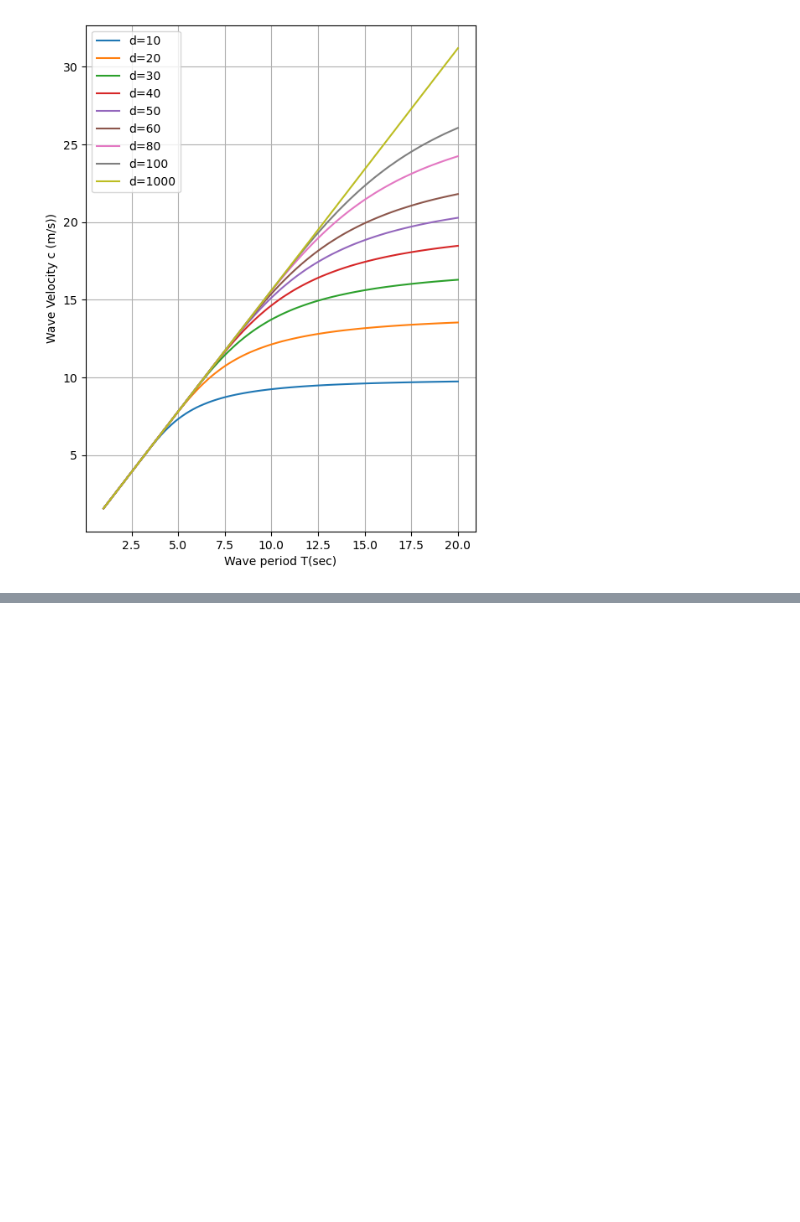
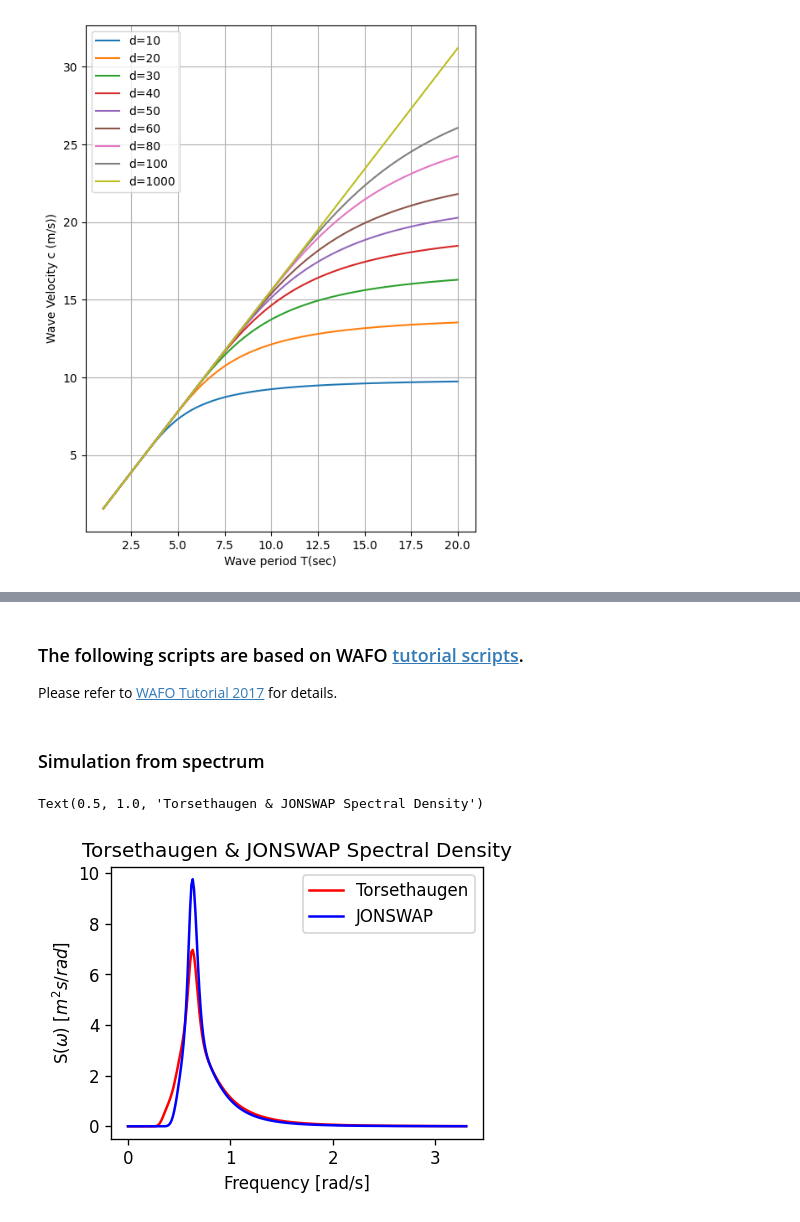
Before and after one commit to famiuer/EnvironmentalStudy, a Jupyter notebook: Examples/3 Wave.ipynb, the cells around one changed output, grey strips where cells are left out. Cells and saved outputs as stored; diff of their text form; code cells hidden in the pictures; blank space fills up the shorter version.

Commit message:
add wafo installation and simple spectrum examples

```diff
--- a/Examples/3 Wave.ipynb
+++ b/Examples/3 Wave.ipynb
@@ -244,7 +63,0 @@ WS_10min
-# %%
-from scipy.signal import welch
-import matplotlib
-matplotlib.rcParams['text.usetex'] = True
-import matplotlib.pyplot as plt
-
-f_10m, Pxx_den_10m = welch(WS_10min['WS'],1, nperseg=1024,detrend='constant',scaling='density')
@@ -278,0 +109,24 @@ ax.legend()
+# %% [markdown]
+### The following scripts are based on WAFO [tutorial scripts](https://github.com/wafo-project/pywafo/tree/master/src/wafo/doc/tutorial_scripts).
+
+Please refer to [WAFO Tutorial 2017](http://www.maths.lth.se/matstat/wafo/Wafo_tutorial_2017.pdf) for details.
+# %% [markdown]
+### Simulation from spectrum
+# %%
+# Warnings may pop up, be cautious
+
+fig = plt.figure(figsize=(4, 3), dpi=120)
+ax = fig.add_subplot(1,1,1)
+
+import wafo.spectrum.models as wsm
+TS = wsm.Torsethaugen(Hm0=6, Tp=10)
+TSdata = TS.tospecdata()
+TSplot = TSdata.plot(c='r', ls='-', lw=1.5)
+JS= wsm.Jonswap(Hm0=6, Tp=10)
+JSdat = JS.tospecdata()
+JSplot = JonswapS1.plot(c='blue', ls='-', lw=1.5)
+plt.legend(['Torsethaugen','JONSWAP'])
+plt.title('Torsethaugen & JONSWAP Spectral Density')
+# %% [output]
+Text(0.5, 1.0, 'Torsethaugen & JONSWAP Spectral Density')
+[figure, added]
```
Also changed, not shown: parts of 18 cells of this notebook.
